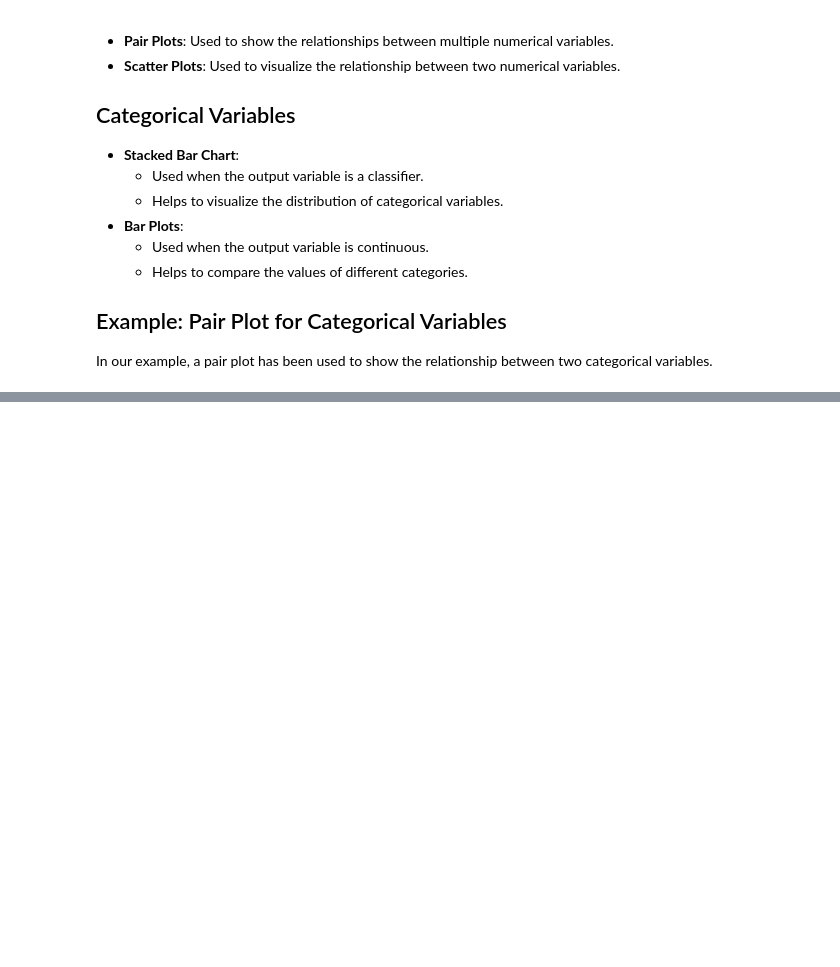
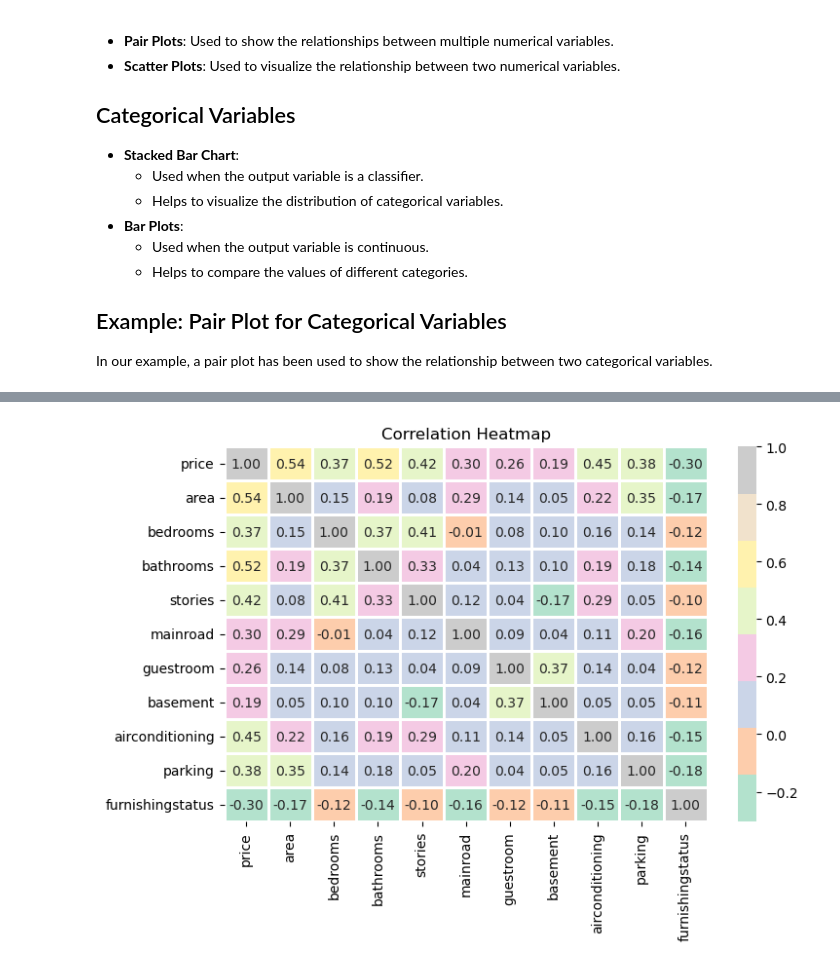
Before and after one commit to Karush2807/TechRumble01, a Jupyter notebook: main.ipynb, the cells around one changed output, grey strips where cells are left out. Saved outputs shown, nothing was run; the diff lists cells and outputs as text; code cells hidden in the pictures; blank space fills up the shorter version.

```diff
--- a/main.ipynb
+++ b/main.ipynb
@@ -327,0 +360,18 @@ In our example, a pair plot has been used to show the relationship between two c
+# %%
+#multi-variate analysis
+
+plt.figure(figsize=(8, 5))
+
+# Using Seaborn to create a heatmap
+sn.heatmap(copyData.corr(), annot=True, fmt='.2f', cmap='Pastel2', linewidths=2)
+
+plt.title('Correlation Heatmap')
+plt.show()
+
+
+# Values close to +1 indicates strong positive correlation, -1 indicates a strong negative correlation and 0 indicates suggests no linear correlation.
+# Darker colors signify strong correlation, while light colors represents weaker correlations.
+# Positive correlation variable move in same directions. As one increases, the other also increases.
+# Negative correlation variable move in opposite directions. An increase in one variable is associated with a decrease in the other
+# %% [output]
+[figure, added]
```
Also changed, not shown: parts of 6 cells of this notebook.
